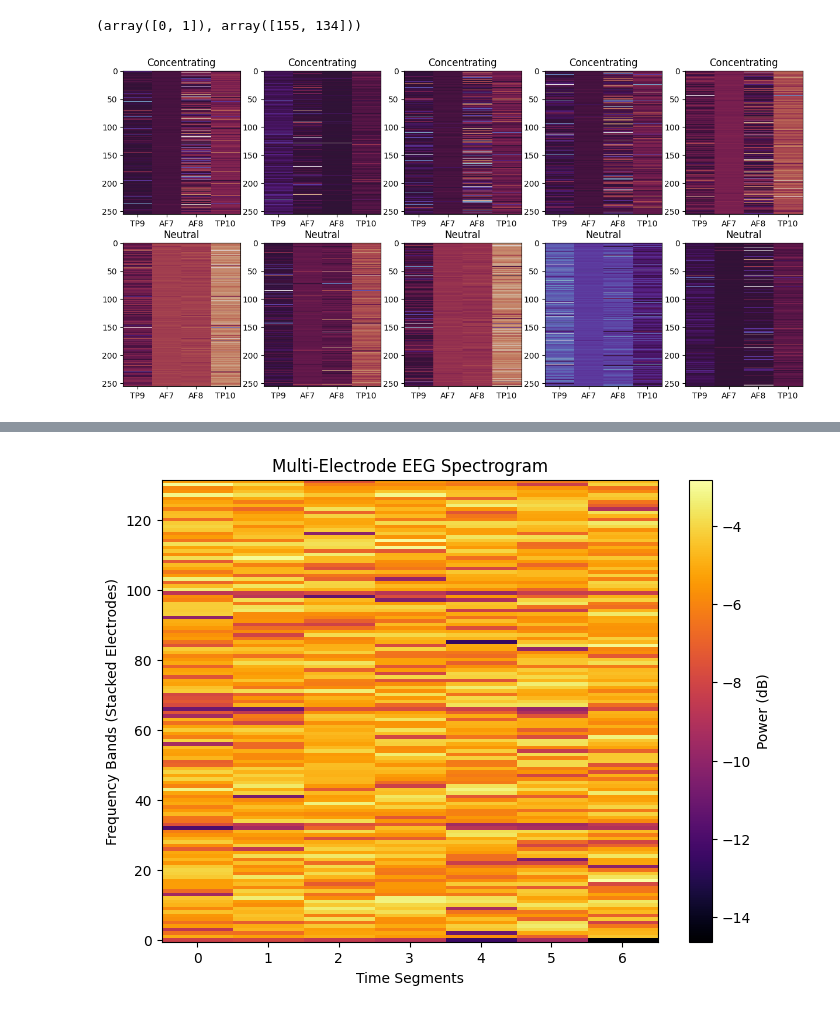
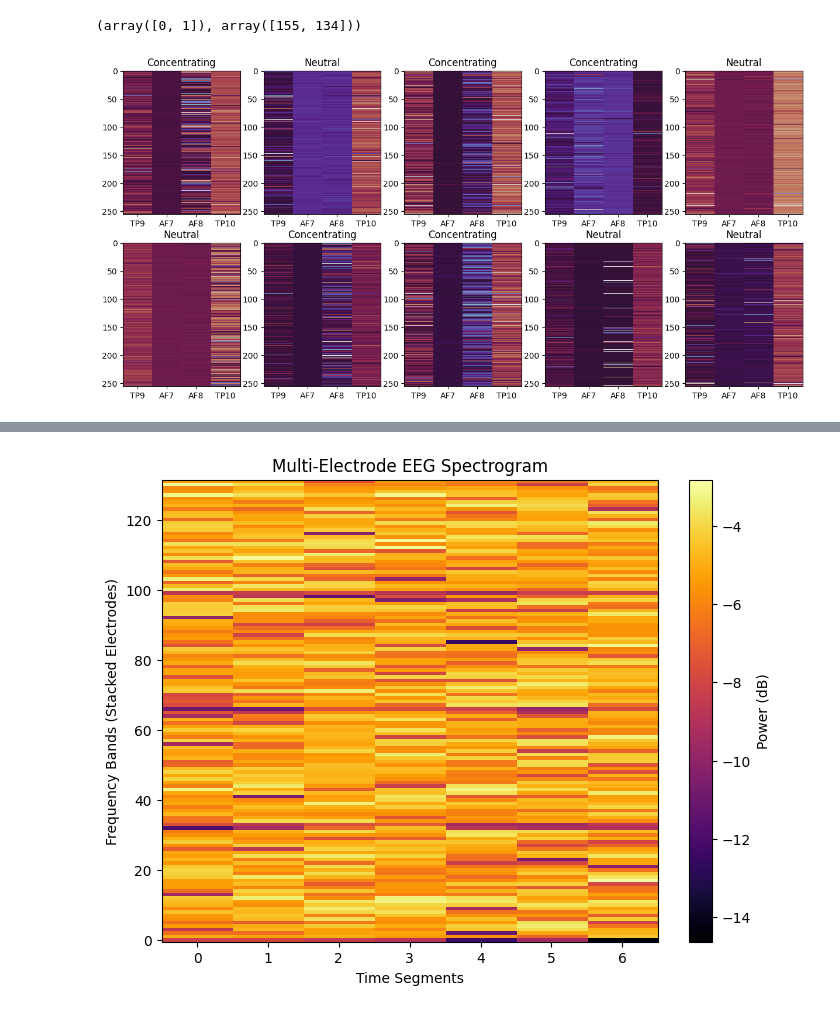
Before and after one commit to JP-Vela/BioHack2025, a Jupyter notebook: classify.ipynb, the cells around one changed output, grey strips where cells are left out. Cells and saved outputs as stored; diff of their text form; code cells hidden in the pictures.

```diff
--- a/classify.ipynb
+++ b/classify.ipynb
@@ -21,7 +21,12 @@ for class_name in classes:
 
     for filename in datasets['filenames']:
         sub_df = pd.read_csv(f"{dataset_dir}/{filename}")
-        train_raw, test_raw = train_test_split(sub_df, test_size=0.2, random_state=42)
+        cutoff = int(sub_df.shape[0]*0.85)
+        train_raw, test_raw = sub_df.iloc[:cutoff], sub_df.iloc[cutoff:]#train_test_split(sub_df, test_size=0.2, random_state=42, shuffle=False)
+        # train_raw, test_raw = train_test_split(sub_df, test_size=0.2, shuffle=True)
+        # train_raw = shuffle(train_raw)
+        # test_raw = shuffle(test_raw)
+
 
         # NOTE: Split the data after reading, THEN perform sliding window
 
@@ -271,38 +285,39 @@ np.unique(y_test, return_counts=True)
 # %% [output]
 (array([0, 1]), array([155, 134]))
 # %%
+import matplotlib.pyplot as plt
 from matplotlib.lines import Line2D
 
 # Assuming X_test_scaled and y_test are already defined, and each image is 2D
 fig, axes = plt.subplots(2, 5, figsize=(15, 7))  # Create a 2x5 grid of subplots
 axes = axes.flatten()  # Flatten the 2D array of axes to easily iterate through it
 
 
 positives = 0
 negatives = 0
 
-i = 0
+i = 20
 while positives<5 or negatives<5:
 
     if (y_train[i] == 1 and positives<5) or (y_train[i] == 0 and negatives<5):
         ax = axes[positives+negatives]  # Select the subplot for the current image
         ax.imshow(X_train_scaled[i], cmap='twilight', interpolation='nearest', aspect='auto')
         ax.set_title(
             'Concentrating' if y_train[i]==0 else 'Neutral'
             )  # Set title with the label
         # ax.axis('off')  # Hide axis for a cleaner look
         ax.set_xticks([0,1,2,3])
         ax.set_xticklabels(['TP9','AF7','AF8','TP10'])
 
         positives+=int(y_train[i]==1)
         negatives+=int(y_train[i]==0)
 
     i+=1
 
 # Show the plot
-plt.savefig('classes.png')
+# plt.savefig('classes_shuffled_data.png')
 plt.show()
 # %% [output]
-[figure, old version]
+[figure, new version]
 # %%
 def plot_sample(sample):
```
Also changed, not shown: parts of 14 cells of this notebook, 16 other files.
